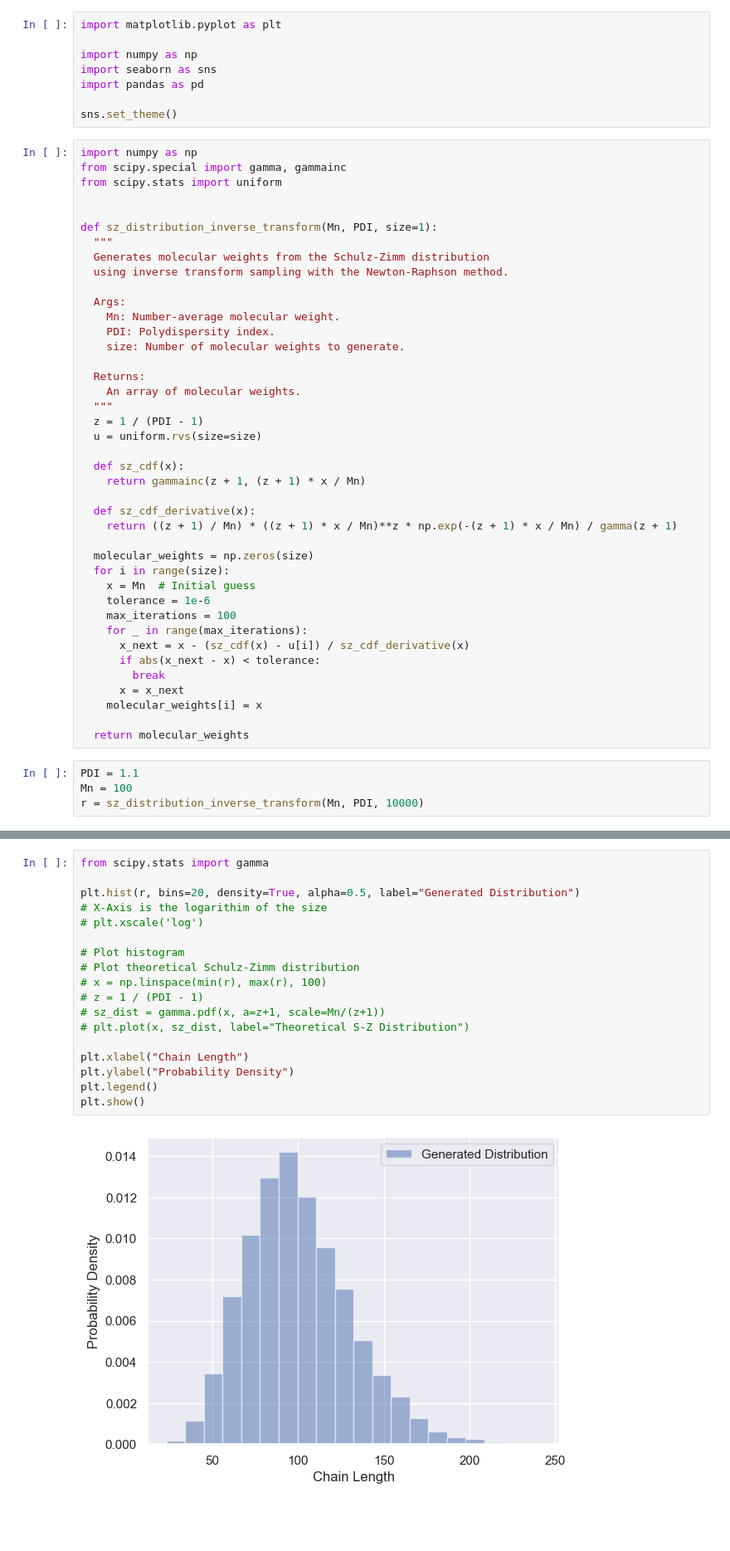
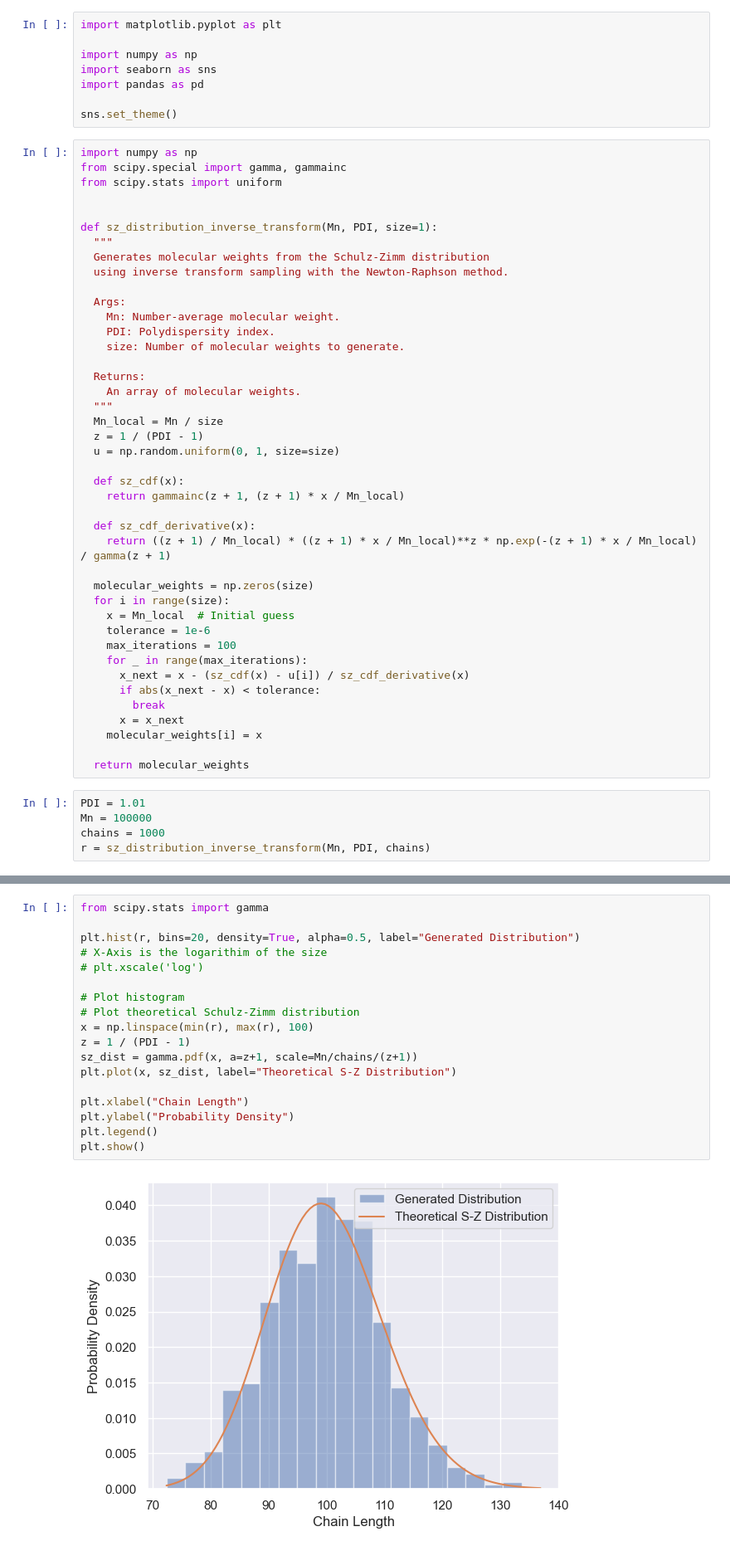
Before and after one commit to jkrajniak/polydispers-lj-generator, a Jupyter notebook: analysis.ipynb, the cells around one changed output, grey strips where cells are left out. Shown at 83% size. Saved outputs shown, nothing was run; the diff lists cells and outputs as text; blank space fills up the shorter version.

Commit message:
generate chains in S-Z

```diff
--- a/analysis.ipynb
+++ b/analysis.ipynb
@@ -25,18 +25,19 @@ def sz_distribution_inverse_transform(Mn, PDI, size=1):
   Returns:
     An array of molecular weights.
   """
+  Mn_local = Mn / size
   z = 1 / (PDI - 1)
-  u = uniform.rvs(size=size)
+  u = np.random.uniform(0, 1, size=size)
 
   def sz_cdf(x):
-    return gammainc(z + 1, (z + 1) * x / Mn)
+    return gammainc(z + 1, (z + 1) * x / Mn_local)
 
   def sz_cdf_derivative(x):
-    return ((z + 1) / Mn) * ((z + 1) * x / Mn)**z * np.exp(-(z + 1) * x / Mn) / gamma(z + 1)
+    return ((z + 1) / Mn_local) * ((z + 1) * x / Mn_local)**z * np.exp(-(z + 1) * x / Mn_local) / gamma(z + 1)
 
   molecular_weights = np.zeros(size)
   for i in range(size):
-    x = Mn  # Initial guess
+    x = Mn_local  # Initial guess
     tolerance = 1e-6
     max_iterations = 100
     for _ in range(max_iterations):
@@ -48,6 +49,7 @@ def sz_distribution_inverse_transform(Mn, PDI, size=1):
 
   return molecular_weights
 # %%
-PDI = 1.1
-Mn = 100
-r = sz_distribution_inverse_transform(Mn, PDI, 10000)
+PDI = 1.01
+Mn = 100000
+chains = 1000
+r = sz_distribution_inverse_transform(Mn, PDI, chains)
@@ -58,20 +60,20 @@ r.shape
 # %%
 from scipy.stats import gamma
 
 plt.hist(r, bins=20, density=True, alpha=0.5, label="Generated Distribution")
 # X-Axis is the logarithim of the size
 # plt.xscale('log')
 
 # Plot histogram
 # Plot theoretical Schulz-Zimm distribution
-# x = np.linspace(min(r), max(r), 100)
-# z = 1 / (PDI - 1)
-# sz_dist = gamma.pdf(x, a=z+1, scale=Mn/(z+1))
-# plt.plot(x, sz_dist, label="Theoretical S-Z Distribution")
+x = np.linspace(min(r), max(r), 100)
+z = 1 / (PDI - 1)
+sz_dist = gamma.pdf(x, a=z+1, scale=Mn/chains/(z+1))
+plt.plot(x, sz_dist, label="Theoretical S-Z Distribution")
 
 plt.xlabel("Chain Length")
 plt.ylabel("Probability Density")
 plt.legend()
 plt.show()
 # %% [output]
-[figure, old version]
+[figure, new version]
```
Also changed, not shown: parts of 4 cells of this notebook, 1 other file.
